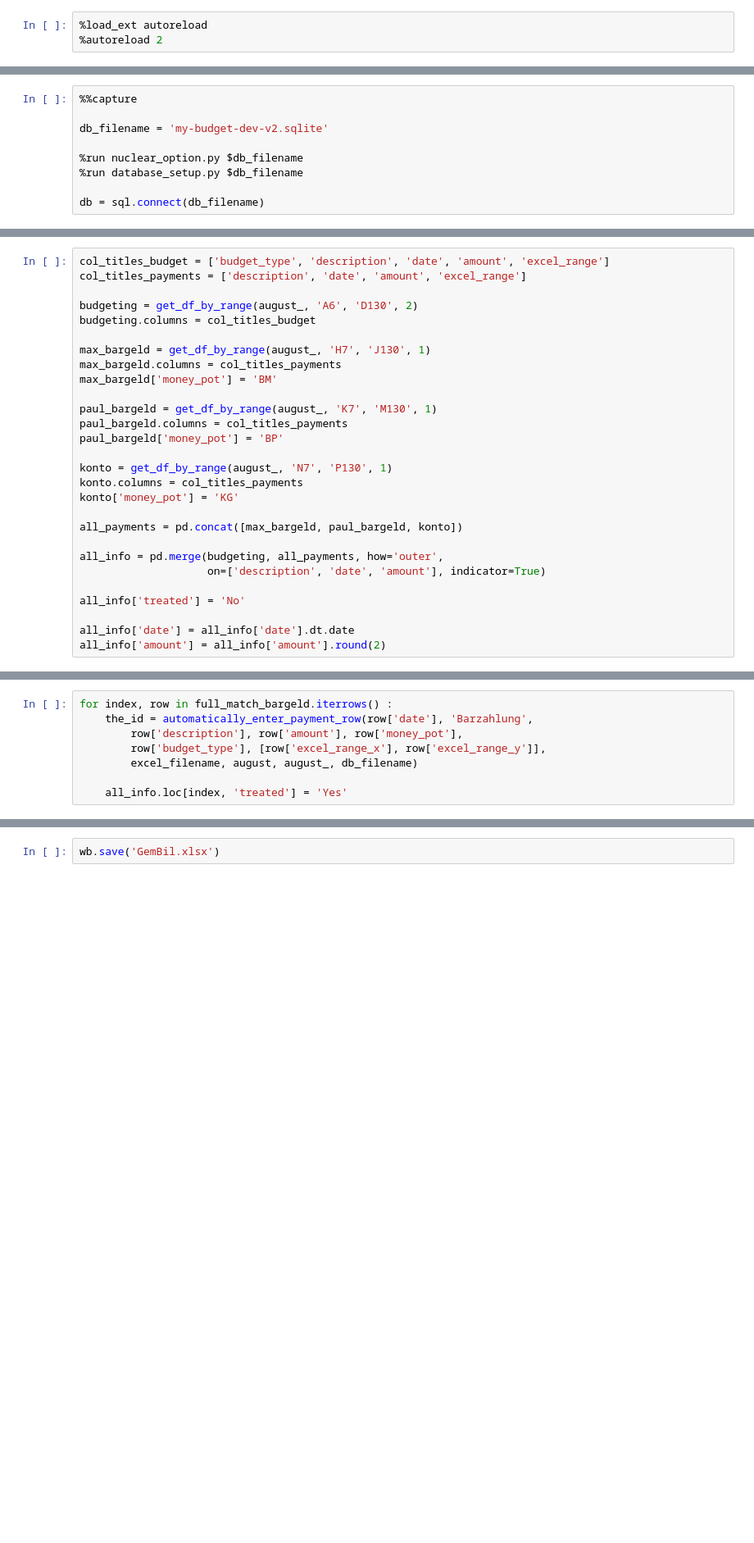
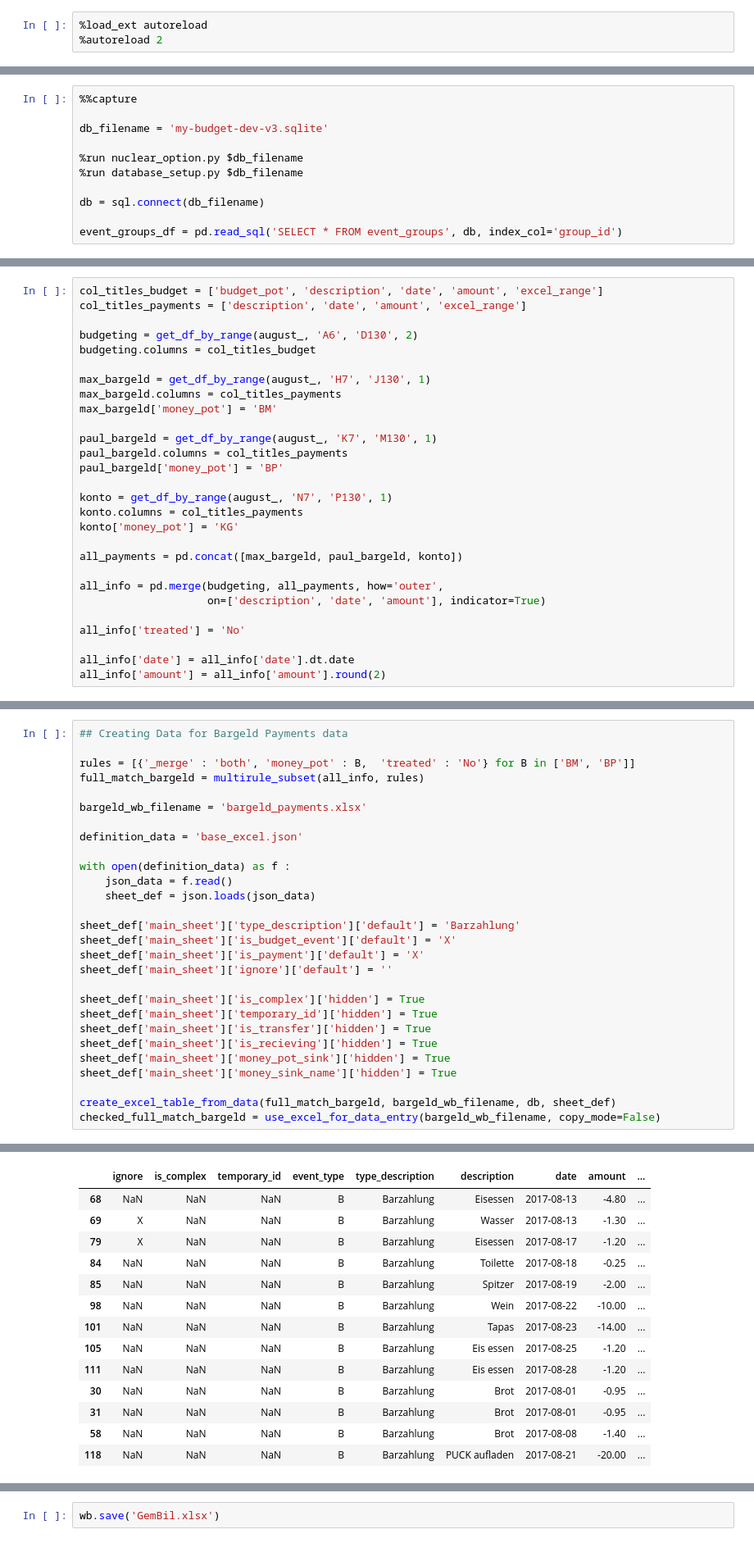
Before and after one commit to maxkoe/budgeter, a Jupyter notebook: excel_to_db_v3.ipynb, the cells around one changed output, grey strips where cells are left out. Shown: that part at 82% size. Drawn from its saved outputs; the diff is of its cells as text; blank space fills up the shorter version.

```diff
--- a/excel_to_db_v3.ipynb
+++ b/excel_to_db_v3.ipynb
@@ -24,12 +24,14 @@ logger = logging.getLogger()
 # %%
 %%capture
 
-db_filename = 'my-budget-dev-v2.sqlite'
+db_filename = 'my-budget-dev-v3.sqlite'
 
 %run nuclear_option.py $db_filename
 %run database_setup.py $db_filename
 
 db = sql.connect(db_filename)
+
+event_groups_df = pd.read_sql('SELECT * FROM event_groups', db, index_col='group_id')
 # %%
 excel_filename = 'GemeinsameBilanzierung_16_17__dev.xlsx'
 
@@ -156,7 +158,7 @@ def multirule_subset(data_frame, rules) :
 
     return new_data
 # %%
-col_titles_budget = ['budget_type', 'description', 'date', 'amount', 'excel_range']
+col_titles_budget = ['budget_pot', 'description', 'date', 'amount', 'excel_range']
 col_titles_payments = ['description', 'date', 'amount', 'excel_range']
 
 budgeting = get_df_by_range(august_, 'A6', 'D130', 2)
@@ -266,8 +187,0 @@ checked_full_match_konto = use_excel_for_data_entry(bargeld_wb_filename, copy_mo
-# %%
-for index, row in full_match_bargeld.iterrows() :
-    the_id = automatically_enter_payment_row(row['date'], 'Barzahlung',
-        row['description'], row['amount'], row['money_pot'],
-        row['budget_type'], [row['excel_range_x'], row['excel_range_y']],
-        excel_filename, august, august_, db_filename)
-
-    all_info.loc[index, 'treated'] = 'Yes'
@@ -295,0 +188,29 @@ for index, row in full_match_bargeld.iterrows() :
+# %%
+## Creating Data for Bargeld Payments data
+
+rules = [{'_merge' : 'both', 'money_pot' : B,  'treated' : 'No'} for B in ['BM', 'BP']]
+full_match_bargeld = multirule_subset(all_info, rules)
+
+bargeld_wb_filename = 'bargeld_payments.xlsx'
+
+definition_data = 'base_excel.json'
+
+with open(definition_data) as f :
+    json_data = f.read()
+    sheet_def = json.loads(json_data)
+
+sheet_def['main_sheet']['type_description']['default'] = 'Barzahlung'
+sheet_def['main_sheet']['is_budget_event']['default'] = 'X'
+sheet_def['main_sheet']['is_payment']['default'] = 'X'
+sheet_def['main_sheet']['ignore']['default'] = ''
+
+sheet_def['main_sheet']['is_complex']['hidden'] = True
+sheet_def['main_sheet']['temporary_id']['hidden'] = True
+sheet_def['main_sheet']['is_transfer']['hidden'] = True
+sheet_def['main_sheet']['is_recieving']['hidden'] = True
+sheet_def['main_sheet']['money_pot_sink']['hidden'] = True
+sheet_def['main_sheet']['money_sink_name']['hidden'] = True
+
+create_excel_table_from_data(full_match_bargeld, bargeld_wb_filename, db, sheet_def)
+checked_full_match_bargeld = use_excel_for_data_entry(bargeld_wb_filename, copy_mode=False)
+# %% [output]
@@ -295,0 +220,14 @@ for index, row in full_match_bargeld.iterrows() :
+|  | ignore | is_complex | temporary_id | event_type | type_description | description | date | amount | ... |
+| 68 | NaN | NaN | NaN | B | Barzahlung | Eisessen | 2017-08-13 | -4.80 | ... |
+| 69 | X | NaN | NaN | B | Barzahlung | Wasser | 2017-08-13 | -1.30 | ... |
+| 79 | X | NaN | NaN | B | Barzahlung | Eisessen | 2017-08-17 | -1.20 | ... |
+| 84 | NaN | NaN | NaN | B | Barzahlung | Toilette | 2017-08-18 | -0.25 | ... |
+| 85 | NaN | NaN | NaN | B | Barzahlung | Spitzer | 2017-08-19 | -2.00 | ... |
+| 98 | NaN | NaN | NaN | B | Barzahlung | Wein | 2017-08-22 | -10.00 | ... |
+| 101 | NaN | NaN | NaN | B | Barzahlung | Tapas | 2017-08-23 | -14.00 | ... |
+| 105 | NaN | NaN | NaN | B | Barzahlung | Eis essen | 2017-08-25 | -1.20 | ... |
+| 111 | NaN | NaN | NaN | B | Barzahlung | Eis essen | 2017-08-28 | -1.20 | ... |
+| 30 | NaN | NaN | NaN | B | Barzahlung | Brot | 2017-08-01 | -0.95 | ... |
+| 31 | NaN | NaN | NaN | B | Barzahlung | Brot | 2017-08-01 | -0.95 | ... |
+| 58 | NaN | NaN | NaN | B | Barzahlung | Brot | 2017-08-08 | -1.40 | ... |
+| 118 | NaN | NaN | NaN | B | Barzahlung | PUCK aufladen | 2017-08-21 | -20.00 | ... |
```
Also changed, not shown: parts of 35 cells of this notebook, 2 other files.
